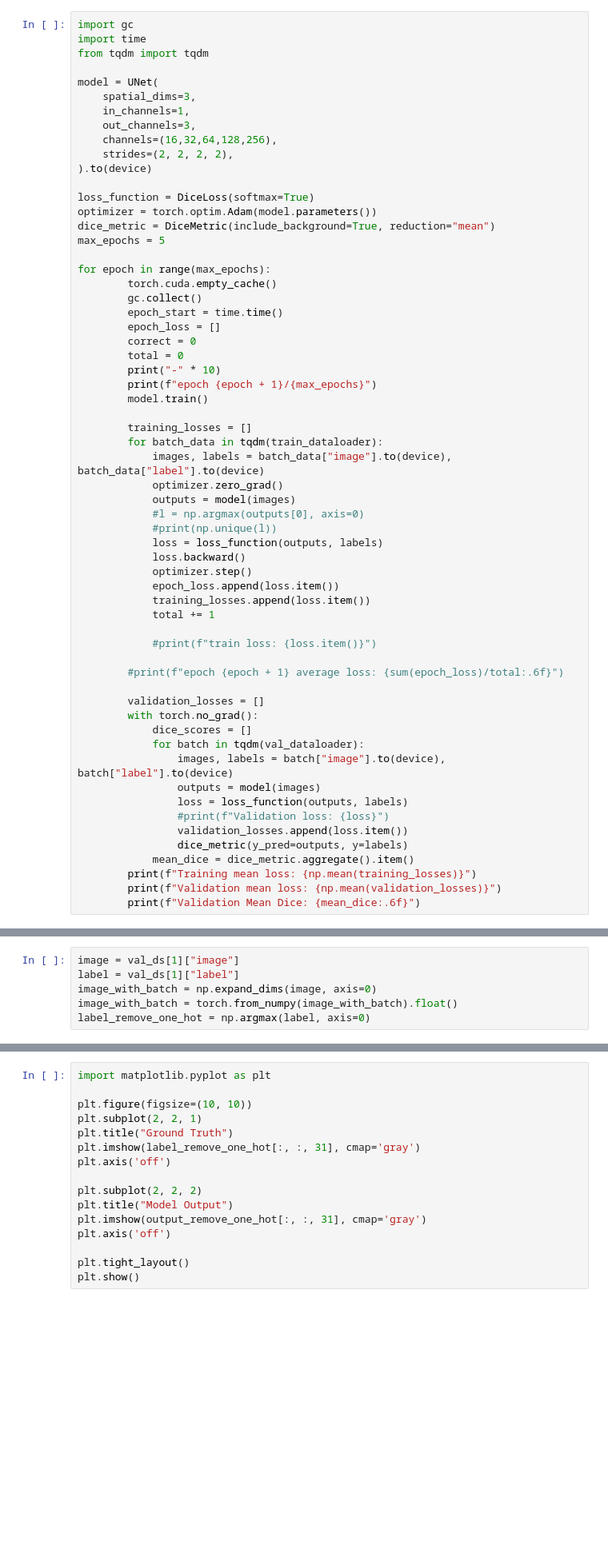
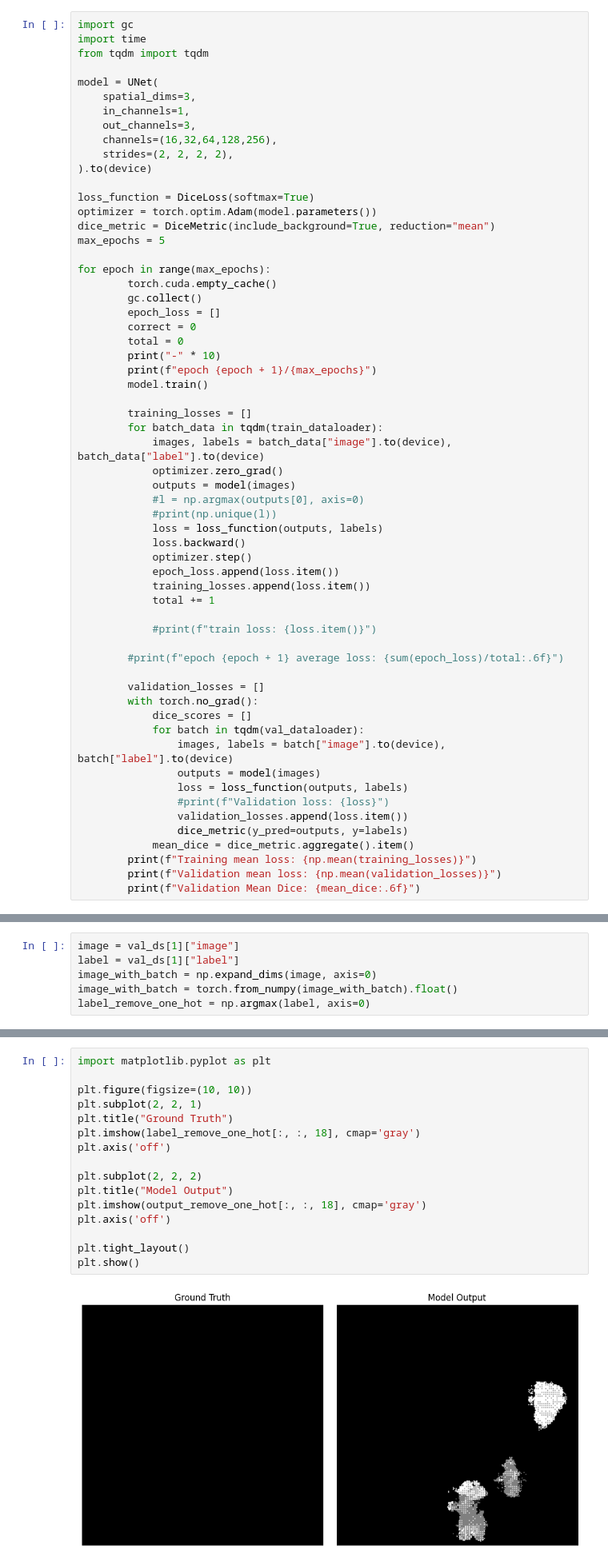
Before and after one commit to erik-tt/TDT17-mini-project, a Jupyter notebook: pre_RT.ipynb, the cells around one changed output, grey strips where cells are left out. Shown: that part at 80% size. Saved outputs shown, nothing was run; the diff lists cells and outputs as text; blank space fills up the shorter version.

```diff
--- a/pre_RT.ipynb
+++ b/pre_RT.ipynb
@@ -84,7 +88,6 @@ max_epochs = 5
 for epoch in range(max_epochs):
         torch.cuda.empty_cache()
         gc.collect()
-        epoch_start = time.time()
         epoch_loss = []
         correct = 0
         total = 0
@@ -149,16 +184,18 @@ print(positions)
 # %%
 import matplotlib.pyplot as plt
 
 plt.figure(figsize=(10, 10))
 plt.subplot(2, 2, 1)
 plt.title("Ground Truth")
-plt.imshow(label_remove_one_hot[:, :, 31], cmap='gray')
+plt.imshow(label_remove_one_hot[:, :, 18], cmap='gray')
 plt.axis('off')
 
 plt.subplot(2, 2, 2)
 plt.title("Model Output")
-plt.imshow(output_remove_one_hot[:, :, 31], cmap='gray')
+plt.imshow(output_remove_one_hot[:, :, 18], cmap='gray')
 plt.axis('off')
 
 plt.tight_layout()
 plt.show()
+# %% [output]
+[figure, added]
```
Also changed, not shown: parts of 6 cells of this notebook.
